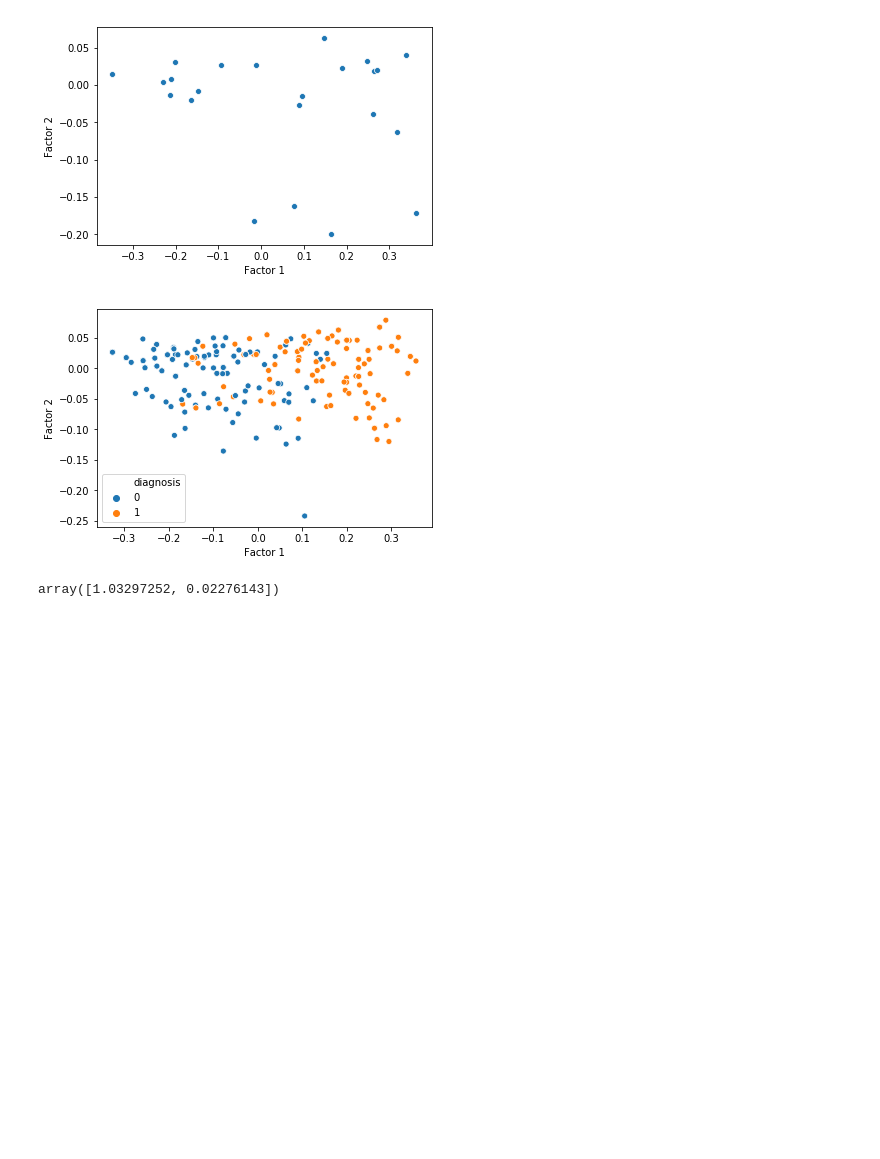
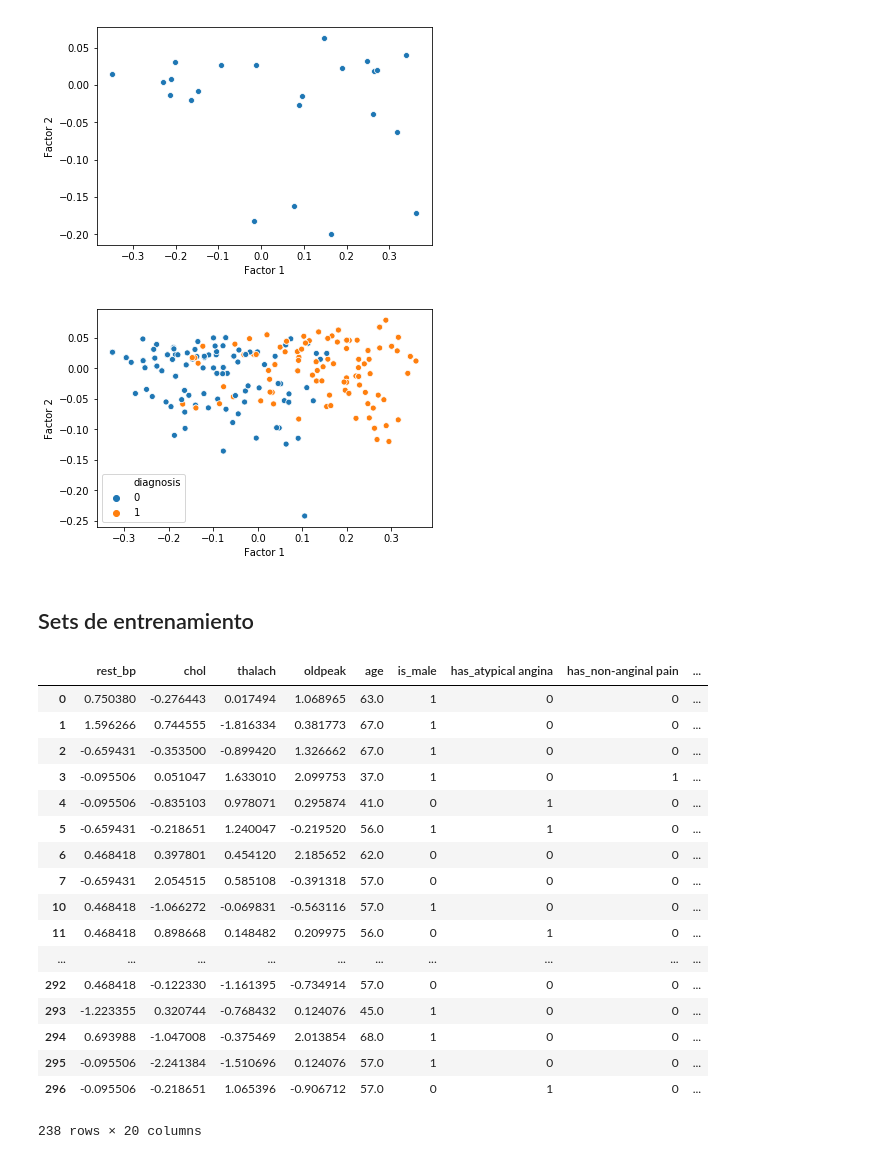
Before and after one commit to ekiMGlz/AplicadaIII, a Jupyter notebook: Final/Trabajo final.ipynb, the cells around one changed output. Saved outputs shown, nothing was run; the diff lists cells and outputs as text; code cells hidden in the pictures; blank space fills up the shorter version.

```diff
--- a/Final/Trabajo final.ipynb
+++ b/Final/Trabajo final.ipynb
@@ -522,14 +565,7 @@ mca_r_df
 # plot de renglones
 sns.scatterplot(x = "Factor 1", y = "Factor 2", data = mca_r_df, hue = "diagnosis")
 plt.show()
-
-X = data.iloc[:, cat_index].values
-
-x = [0, 1, 0, 0, 0, 1, 1, 0, 0, 0, 1, 0, 1, 0, 1, 0, 0, 0, 0, 1, 1, 0, 0]
-
-mca_ben.fs_r(N=2)
-
-np.dot(x, mca_ben.fs_c(N=2))
 # %% [output]
 [figure]
-array([1.03297252, 0.02276143])
+# %% [markdown]
+## Sets de entrenamiento
@@ -535,0 +580,21 @@ array([1.03297252, 0.02276143])
+# %%
+X_train
+# %% [output]
+|  | rest_bp | chol | thalach | oldpeak | age | is_male | has_atypical angina | has_non-anginal pain | ... |
+| 0 | 0.750380 | -0.276443 | 0.017494 | 1.068965 | 63.0 | 1 | 0 | 0 | ... |
+| 1 | 1.596266 | 0.744555 | -1.816334 | 0.381773 | 67.0 | 1 | 0 | 0 | ... |
+| 2 | -0.659431 | -0.353500 | -0.899420 | 1.326662 | 67.0 | 1 | 0 | 0 | ... |
+| 3 | -0.095506 | 0.051047 | 1.633010 | 2.099753 | 37.0 | 1 | 0 | 1 | ... |
+| 4 | -0.095506 | -0.835103 | 0.978071 | 0.295874 | 41.0 | 0 | 1 | 0 | ... |
+| 5 | -0.659431 | -0.218651 | 1.240047 | -0.219520 | 56.0 | 1 | 1 | 0 | ... |
+| 6 | 0.468418 | 0.397801 | 0.454120 | 2.185652 | 62.0 | 0 | 0 | 0 | ... |
+| 7 | -0.659431 | 2.054515 | 0.585108 | -0.391318 | 57.0 | 0 | 0 | 0 | ... |
+| 10 | 0.468418 | -1.066272 | -0.069831 | -0.563116 | 57.0 | 1 | 0 | 0 | ... |
+| 11 | 0.468418 | 0.898668 | 0.148482 | 0.209975 | 56.0 | 0 | 1 | 0 | ... |
+| ... | ... | ... | ... | ... | ... | ... | ... | ... | ... |
+| 292 | 0.468418 | -0.122330 | -1.161395 | -0.734914 | 57.0 | 0 | 0 | 0 | ... |
+| 293 | -1.223355 | 0.320744 | -0.768432 | 0.124076 | 45.0 | 1 | 0 | 0 | ... |
+| 294 | 0.693988 | -1.047008 | -0.375469 | 2.013854 | 68.0 | 1 | 0 | 0 | ... |
+| 295 | -0.095506 | -2.241384 | -1.510696 | 0.124076 | 57.0 | 1 | 0 | 0 | ... |
+| 296 | -0.095506 | -0.218651 | 1.065396 | -0.906712 | 57.0 | 0 | 1 | 0 | ... |
+238 rows × 20 columns
```
Also changed, not shown: parts of 43 cells of this notebook, 3 other files.
